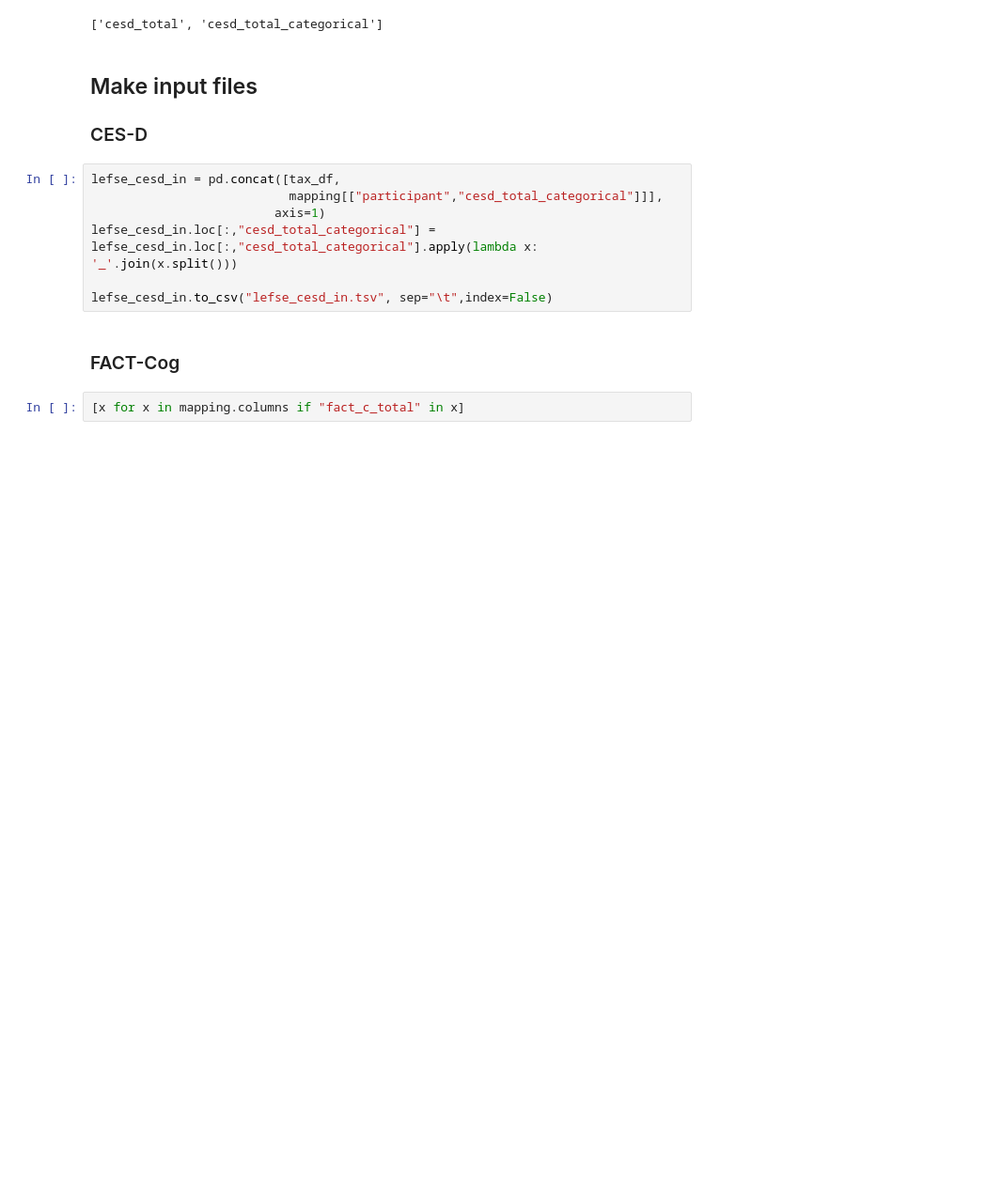
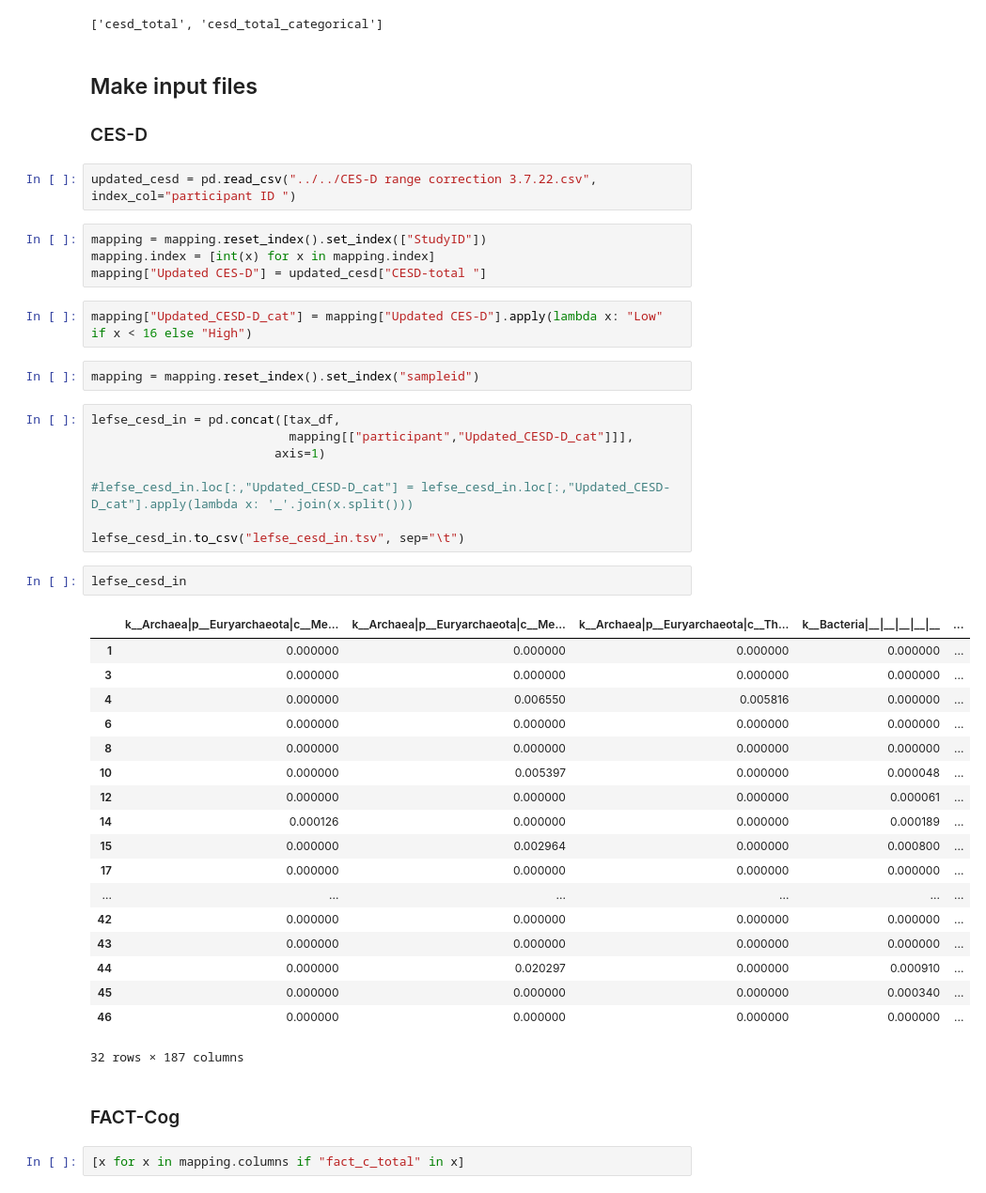
Before and after one commit to sterrettJD/Chemobrain, a Jupyter notebook: LEfSe.ipynb, the cells around one changed output. Shown at 94% size. Cells and saved outputs as stored; diff of their text form; blank space fills up the shorter version.

```diff
--- a/LEfSe.ipynb
+++ b/LEfSe.ipynb
@@ -105,13 +105,45 @@ True
 ## Make input files
 
 ### CES-D
+# %%
+updated_cesd = pd.read_csv("../../CES-D range correction 3.7.22.csv", index_col="participant ID ")
+# %%
+mapping = mapping.reset_index().set_index(["StudyID"])
+mapping.index = [int(x) for x in mapping.index]
+mapping["Updated CES-D"] = updated_cesd["CESD-total "]
+# %%
+mapping["Updated_CESD-D_cat"] = mapping["Updated CES-D"].apply(lambda x: "Low" if x < 16 else "High")
+# %%
+mapping = mapping.reset_index().set_index("sampleid")
 # %%
 lefse_cesd_in = pd.concat([tax_df,
-                           mapping[["participant","cesd_total_categorical"]]],
+                           mapping[["participant","Updated_CESD-D_cat"]]],
                          axis=1)
-lefse_cesd_in.loc[:,"cesd_total_categorical"] = lefse_cesd_in.loc[:,"cesd_total_categorical"].apply(lambda x: '_'.join(x.split()))
 
-lefse_cesd_in.to_csv("lefse_cesd_in.tsv", sep="\t",index=False)
+#lefse_cesd_in.loc[:,"Updated_CESD-D_cat"] = lefse_cesd_in.loc[:,"Updated_CESD-D_cat"].apply(lambda x: '_'.join(x.split()))
+
+lefse_cesd_in.to_csv("lefse_cesd_in.tsv", sep="\t")
+# %%
+lefse_cesd_in
+# %% [output]
+|  | k__Archaea|p__Euryarchaeota|c__Me... | k__Archaea|p__Euryarchaeota|c__Me... | k__Archaea|p__Euryarchaeota|c__Th... | k__Bacteria|__|__|__|__|__ | ... |
+| 1 | 0.000000 | 0.000000 | 0.000000 | 0.000000 | ... |
+| 3 | 0.000000 | 0.000000 | 0.000000 | 0.000000 | ... |
+| 4 | 0.000000 | 0.006550 | 0.005816 | 0.000000 | ... |
+| 6 | 0.000000 | 0.000000 | 0.000000 | 0.000000 | ... |
+| 8 | 0.000000 | 0.000000 | 0.000000 | 0.000000 | ... |
+| 10 | 0.000000 | 0.005397 | 0.000000 | 0.000048 | ... |
+| 12 | 0.000000 | 0.000000 | 0.000000 | 0.000061 | ... |
+| 14 | 0.000126 | 0.000000 | 0.000000 | 0.000189 | ... |
+| 15 | 0.000000 | 0.002964 | 0.000000 | 0.000800 | ... |
+| 17 | 0.000000 | 0.000000 | 0.000000 | 0.000000 | ... |
+| ... | ... | ... | ... | ... | ... |
+| 42 | 0.000000 | 0.000000 | 0.000000 | 0.000000 | ... |
+| 43 | 0.000000 | 0.000000 | 0.000000 | 0.000000 | ... |
+| 44 | 0.000000 | 0.020297 | 0.000000 | 0.000910 | ... |
+| 45 | 0.000000 | 0.000000 | 0.000000 | 0.000340 | ... |
+| 46 | 0.000000 | 0.000000 | 0.000000 | 0.000000 | ... |
+32 rows × 187 columns
 # %% [markdown]
 ### FACT-Cog
 # %%
```
Also changed, not shown: parts of 3 cells of this notebook.
